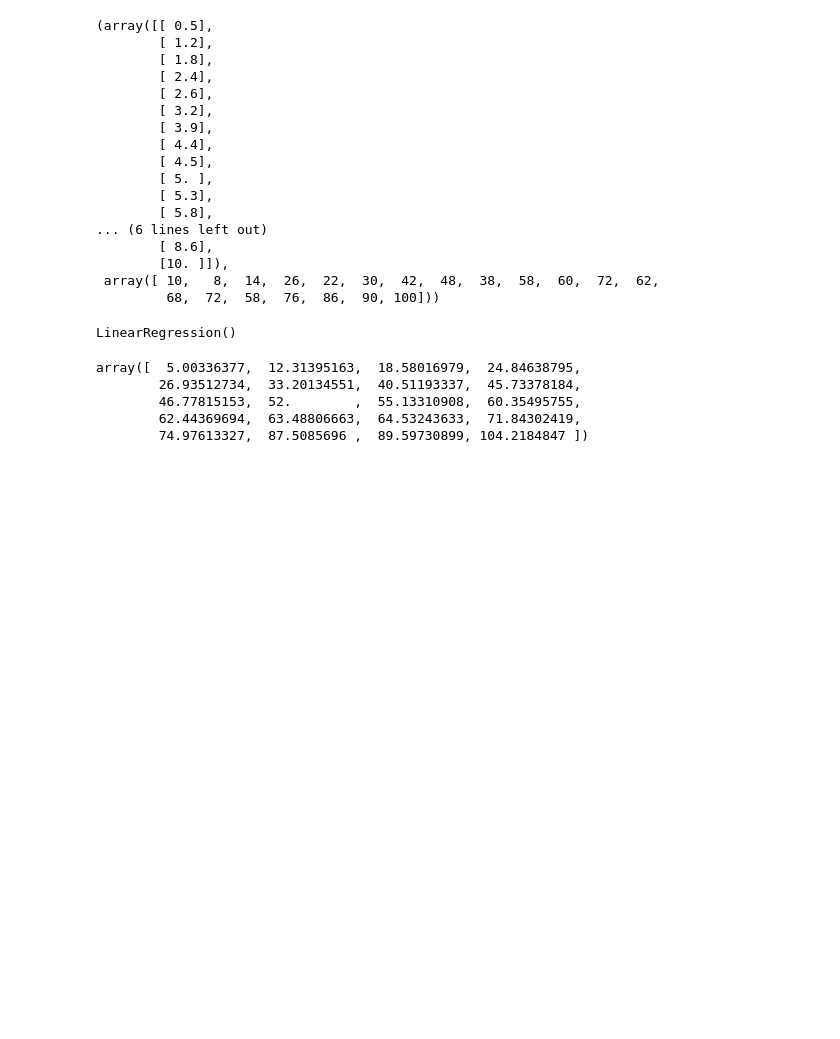
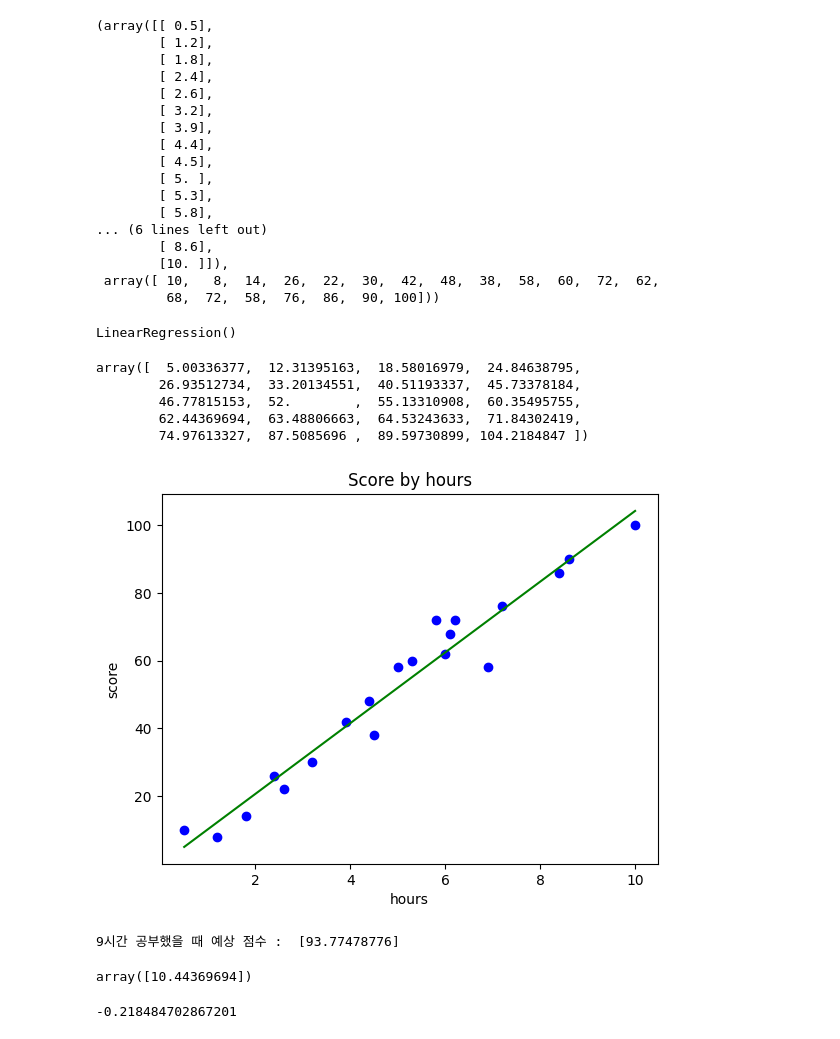
Before and after one commit to oneash98/PythonMLWorkspace, a Jupyter notebook: ScikitLearn/01. Linear Regression.ipynb, the cells around one changed output. Cells and saved outputs as stored; diff of their text form; code cells hidden in the pictures; blank space fills up the shorter version.

```diff
--- a/ScikitLearn/01. Linear Regression.ipynb
+++ b/ScikitLearn/01. Linear Regression.ipynb
@@ -53,3 +53,24 @@ array([  5.00336377,  12.31395163,  18.58016979,  24.84638795,
         46.77815153,  52.        ,  55.13310908,  60.35495755,
         62.44369694,  63.48806663,  64.53243633,  71.84302419,
         74.97613327,  87.5085696 ,  89.59730899, 104.2184847 ])
+# %%
+plt.scatter(X, y, c='blue') # 산점도
+plt.plot(X, y_pred, c='green') # 선 그래프
+plt.title("Score by hours") # 제목
+plt.xlabel('hours') # X 축 이름
+plt.ylabel('score') # y 축 이름
+plt.show()
+# %% [output]
+[figure, added]
+# %%
+print('9시간 공부했을 때 예상 점수 : ', reg.predict([[9]])) # [[9], [8], [7]]
+# %% [output]
+9시간 공부했을 때 예상 점수 :  [93.77478776]
+# %%
+reg.coef_ # 기울기 (m)
+# %% [output]
+array([10.44369694])
+# %%
+reg.intercept_ # y 절편 (b)
+# %% [output]
+-0.218484702867201
```
